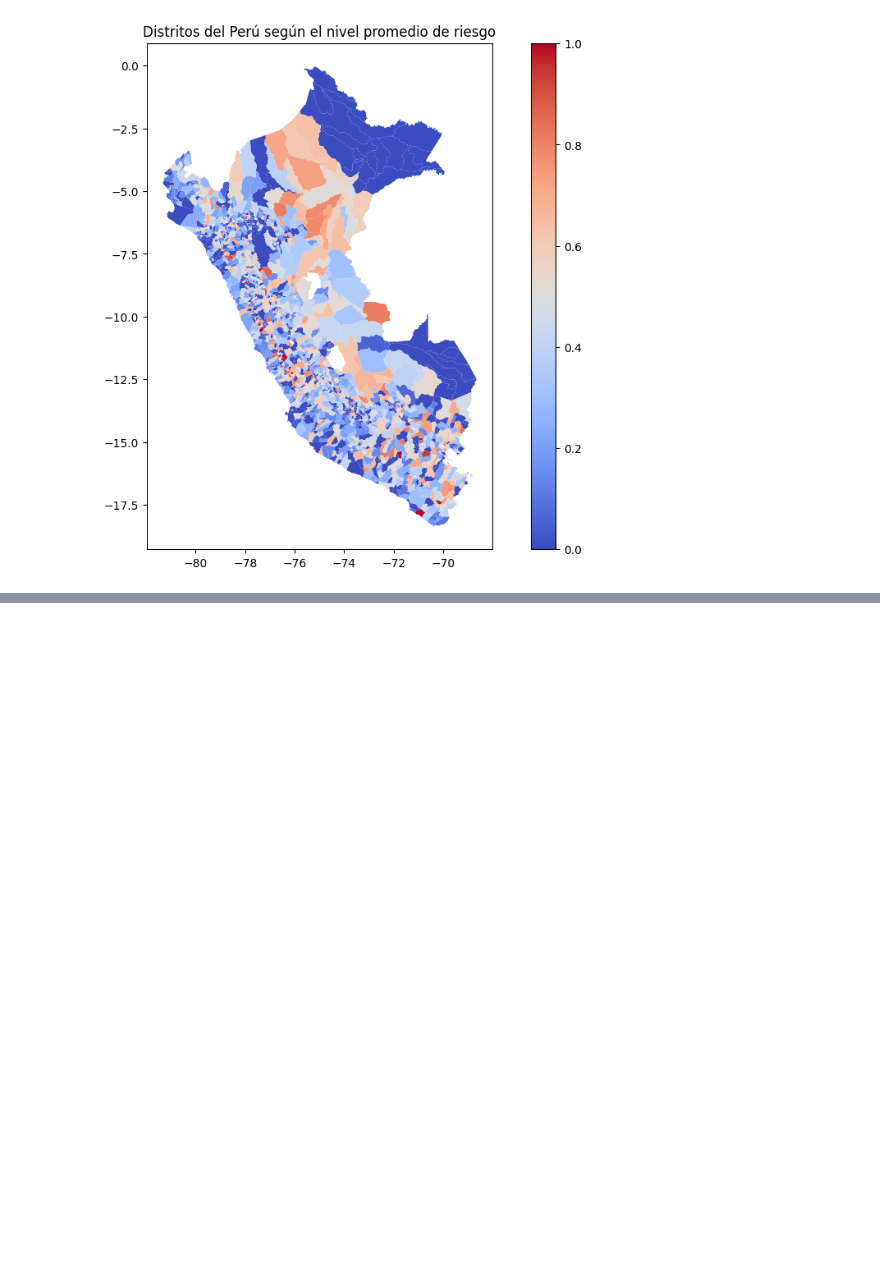
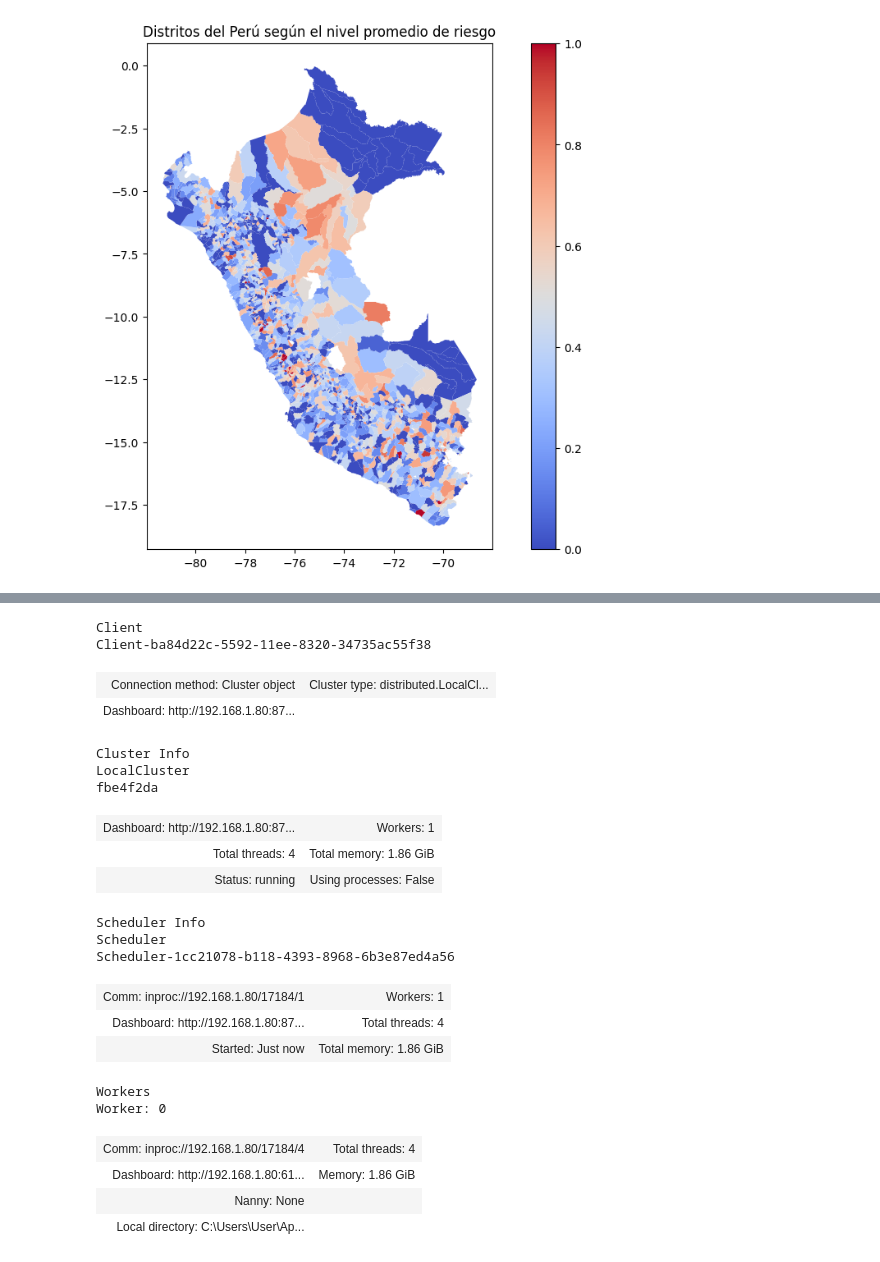
Before and after one commit to cesarnunezh/Diplomado_PUCP, a Jupyter notebook: Big Data/Trabajo 2/Trabajo2.ipynb, the cells around one changed output, grey strips where cells are left out. Saved outputs shown, nothing was run; the diff lists cells and outputs as text; code cells hidden in the pictures; blank space fills up the shorter version.

```diff
--- a/Big Data/Trabajo 2/Trabajo2.ipynb
+++ b/Big Data/Trabajo 2/Trabajo2.ipynb
@@ -309,0 +319,31 @@ plt.show()
+# %%
+from dask.distributed import Client, progress
+
+# Scale up: connect to your own cluster with bmore resources
+# see http://dask.pydata.org/en/latest/setup.html
+client = Client(processes=False, threads_per_worker=4,
+                n_workers=1, memory_limit='2GB')
+client
+# %% [output]
+Client
+Client-ba84d22c-5592-11ee-8320-34735ac55f38
+| Connection method: Cluster object | Cluster type: distributed.LocalCl... |
+| Dashboard: http://192.168.1.80:87... |  |
+Cluster Info
+LocalCluster
+fbe4f2da
+| Dashboard: http://192.168.1.80:87... | Workers: 1 |
+| Total threads: 4 | Total memory: 1.86 GiB |
+| Status: running | Using processes: False |
+Scheduler Info
+Scheduler
+Scheduler-1cc21078-b118-4393-8968-6b3e87ed4a56
+| Comm: inproc://192.168.1.80/17184/1 | Workers: 1 |
+| Dashboard: http://192.168.1.80:87... | Total threads: 4 |
+| Started: Just now | Total memory: 1.86 GiB |
+Workers
+Worker: 0
+| Comm: inproc://192.168.1.80/17184/4 | Total threads: 4 |
+| Dashboard: http://192.168.1.80:61... | Memory: 1.86 GiB |
+| Nanny: None |  |
+| Local directory: C:\Users\User\Ap... |  |
```
Also changed, not shown: parts of 10 cells of this notebook, 1 other file.
